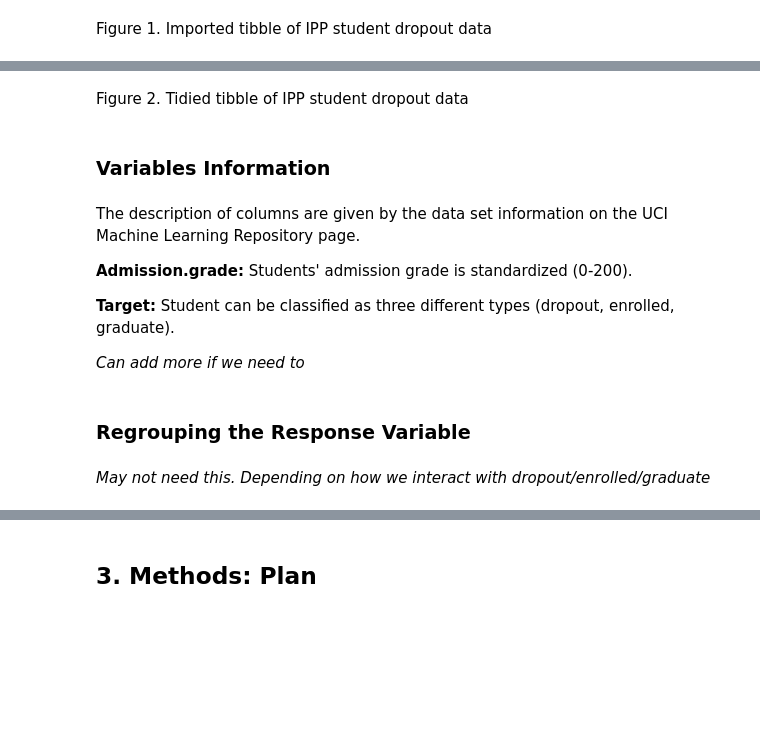
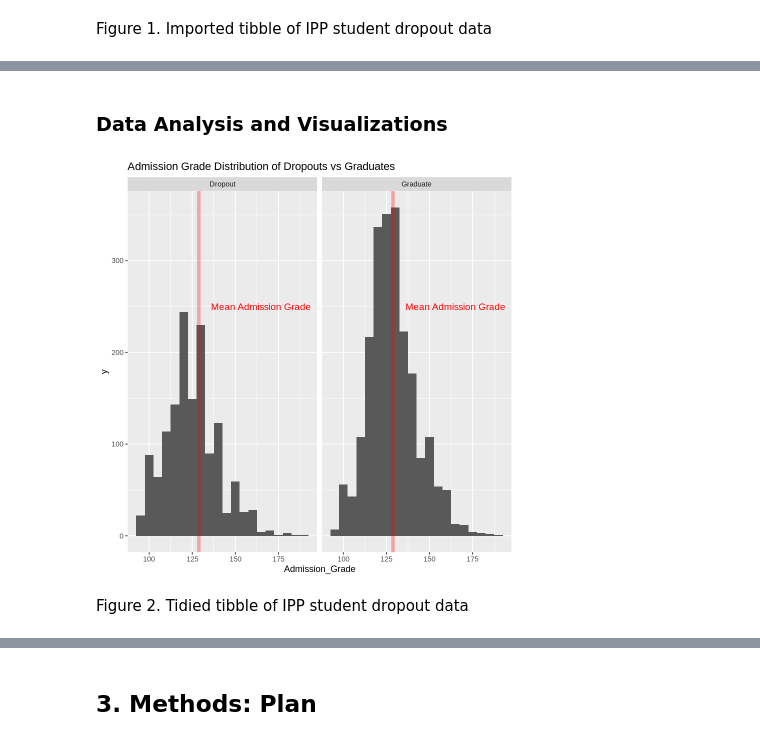
Before and after one commit to yui-ubc/stat-201-2023w1-group-20, a Jupyter notebook: project_proposal.ipynb, the cells around one changed output, grey strips where cells are left out. Saved outputs shown, nothing was run; the diff lists cells and outputs as text; code cells hidden in the pictures; blank space fills up the shorter version.

Commit message:
Talked to TA and cleaned up report

```diff
--- a/project_proposal.ipynb
+++ b/project_proposal.ipynb
@@ -65,16 +85,13 @@ Figure 1. Imported tibble of IPP student dropout data
 # %%
-# clean data
+#Clean the data
 dropout_clean <- dropout_data %>%
-    mutate(Target = as_factor(Target)) %>% # changed target to factor type
-    filter(Target != "Enrolled") # removed enrolled students because ambiguous (~900 students)
-#In our case, there is no need to filter out NA as there are none in the Status and Grade parameters that we are interested in
+  mutate(Target = as_factor(Target)) %>% #Convert the 'Target' column to a factor
+  filter(Target != "Enrolled") %>%
+  rename(Admission_Grade = Admission.grade)
 
-names(dropout_clean)[names(dropout_clean) == "Target"] <- "Status"
-names(dropout_clean)[names(dropout_clean) == "Previous.qualification..grade."] <- "Grade"
-names(dropout_clean)[names(dropout_clean) == "Admission.grade"] <- "Admission_Grade"
-
+#Select only the Target column
 dropout_pop <- dropout_clean %>%
-select(Status, Admission_Grade,Grade) %>%#select only the parameters of interest
-mutate(Grade = as.numeric(Grade), Admission_Grade = as.numeric(Admission_Grade))
+  select(Target, Admission_Grade) %>%
+  mutate(Admission_Grade = as.numeric(Admission_Grade))
 
 head(dropout_pop)
@@ -132,0 +125,5 @@ dropout_distribution2
+# %%
+dropout_summarize <- dropout_pop %>%
+    group_by(Target) %>%
+    summarize(mean_admission_grade = mean(Admission_Grade))
+dropout_summarize
@@ -133,16 +141,16 @@ dropout_distribution2
+# %% [markdown]
+### Data Analysis and Visualizations
+# %%
+distribution <- dropout_pop %>%
+  ggplot(aes(x = Admission_Grade)) +
+  geom_histogram(bins=20) +
+  ggtitle("Admission Grade Distribution of Dropouts vs Graduates") +
+  geom_vline(aes(xintercept = graduates_mean), color = "red", alpha = 0.3, lwd = 2) +
+  annotate("text", x = 165, y = 250, label = "Mean Admission Grade", color = "red", size = 4) +
+  facet_wrap(~Target, ncol = 2)
+
+distribution
+# %% [output]
+[figure, added]
 # %% [markdown]
 Figure 2. Tidied tibble of IPP student dropout data
-# %% [markdown]
-### Variables Information
-# %% [markdown]
-The description of columns are given by the data set information on the UCI Machine Learning Repository page.
-
-**Admission.grade:** Students' admission grade is standardized (0-200).
-
-**Target:** Student can be classified as three different types (dropout, enrolled, graduate).
-
-*Can add more if we need to*
-# %% [markdown]
-### Regrouping the Response Variable
-# %% [markdown]
-*May not need this. Depending on how we interact with dropout/enrolled/graduate*
```
Also changed, not shown: parts of 23 cells of this notebook.
